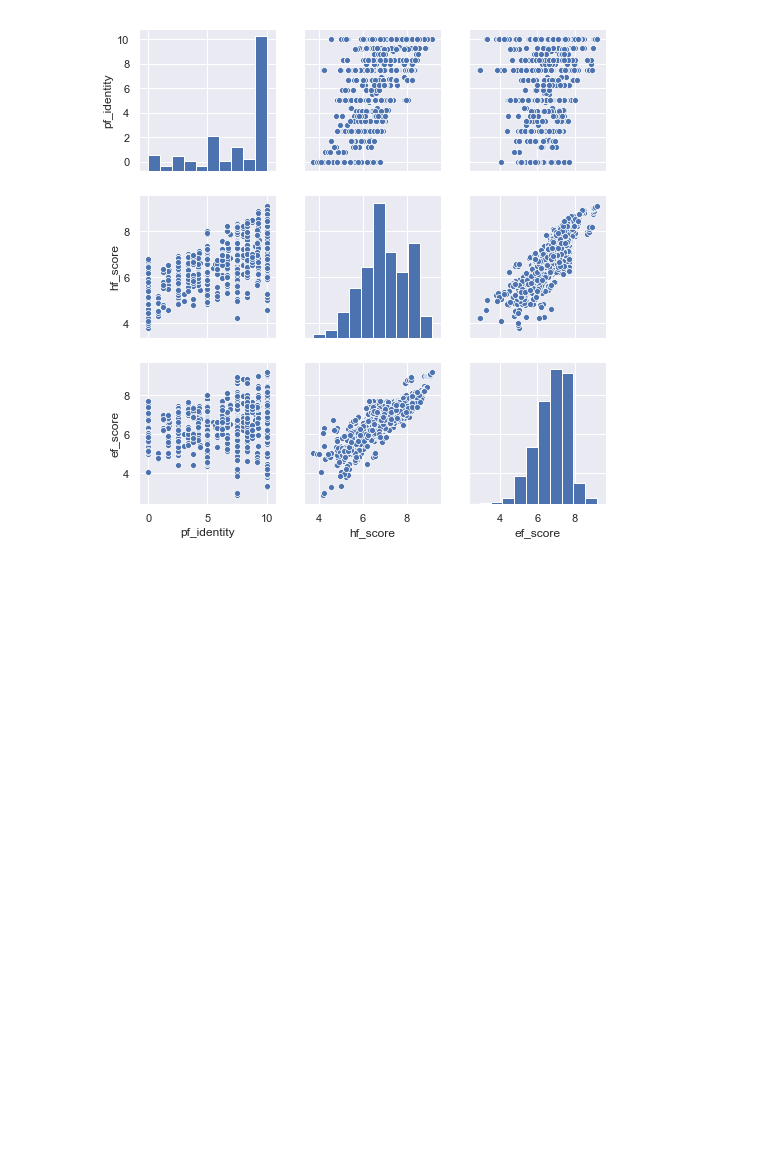
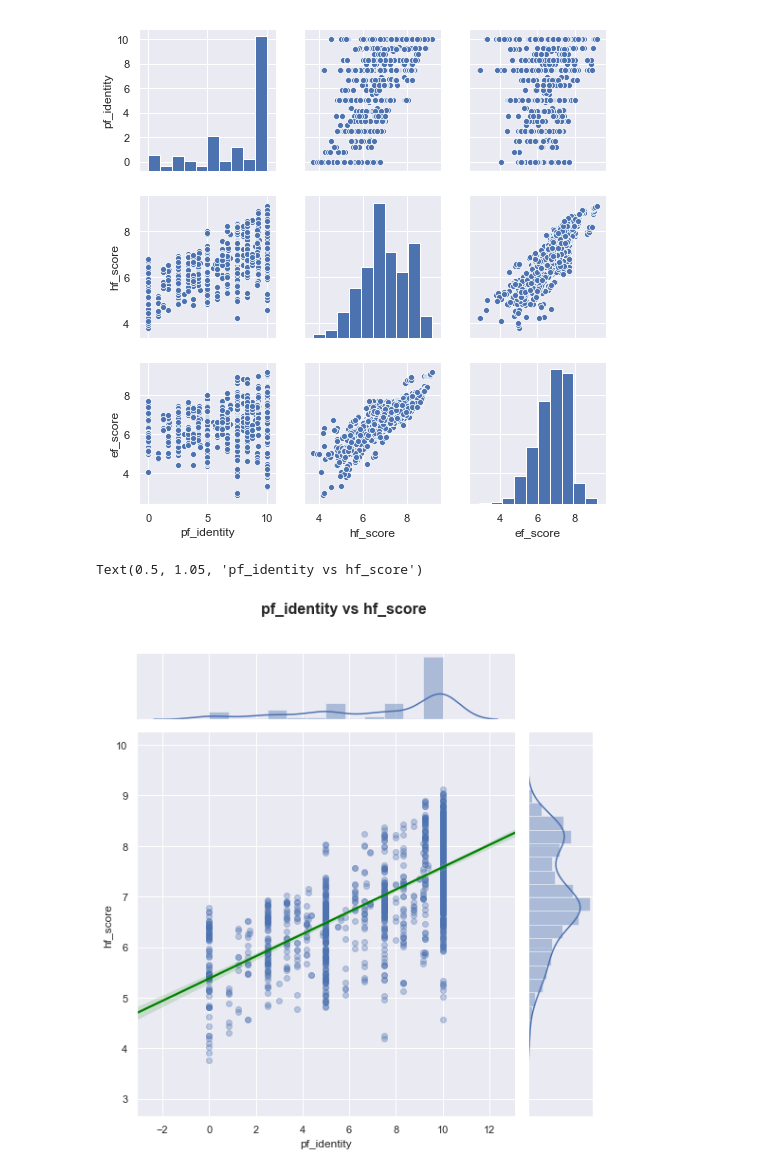
Before and after one commit to lvc0107/diplodatos, a Jupyter notebook: notebooks/practico1.ipynb, the cells around one changed output. Cells and saved outputs as stored; diff of their text form; code cells hidden in the pictures; blank space fills up the shorter version.

```diff
--- a/notebooks/practico1.ipynb
+++ b/notebooks/practico1.ipynb
@@ -607,3 +607,14 @@ g = sb.pairplot(df)
 plt.show()
 # %% [output]
 [figure]
+# %%
+g = sb.jointplot(x=dataset['pf_identity'], y=dataset['hf_score'],
+                 data=dataset, kind="reg",
+                 line_kws={'color':'green'},
+                 scatter_kws={'alpha': 0.33})
+g.fig.set_size_inches(8, 8)
+g.fig.suptitle("pf_identity vs hf_score",
+               fontsize=16, weight="bold", y=1.05)
+# %% [output]
+Text(0.5, 1.05, 'pf_identity vs hf_score')
+[figure, added]
```
Also changed, not shown: parts of 3 cells of this notebook.
